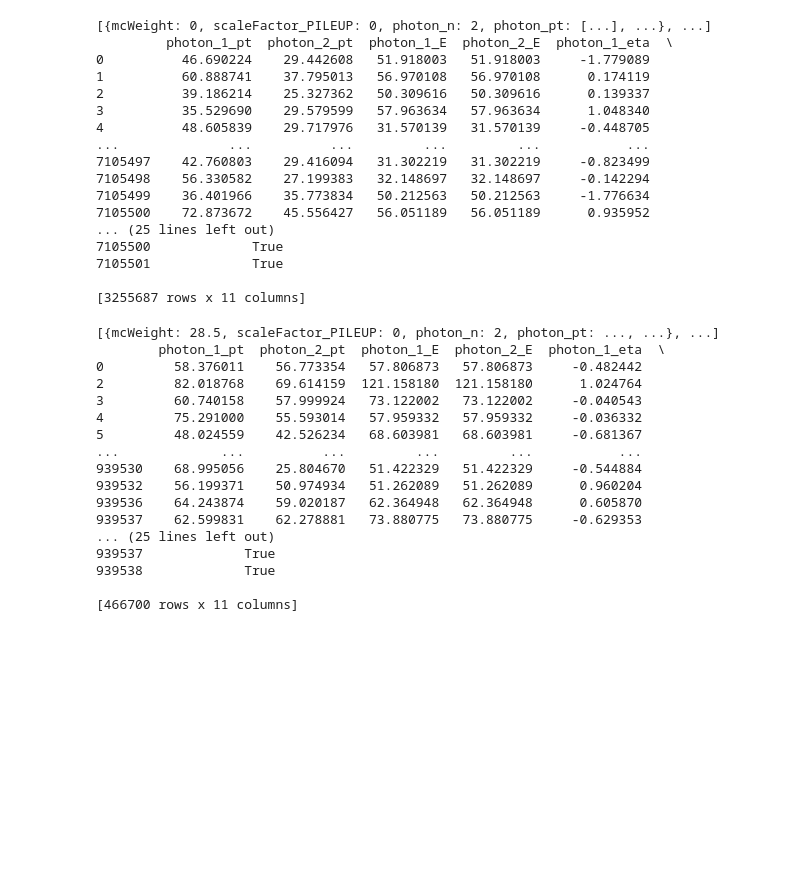
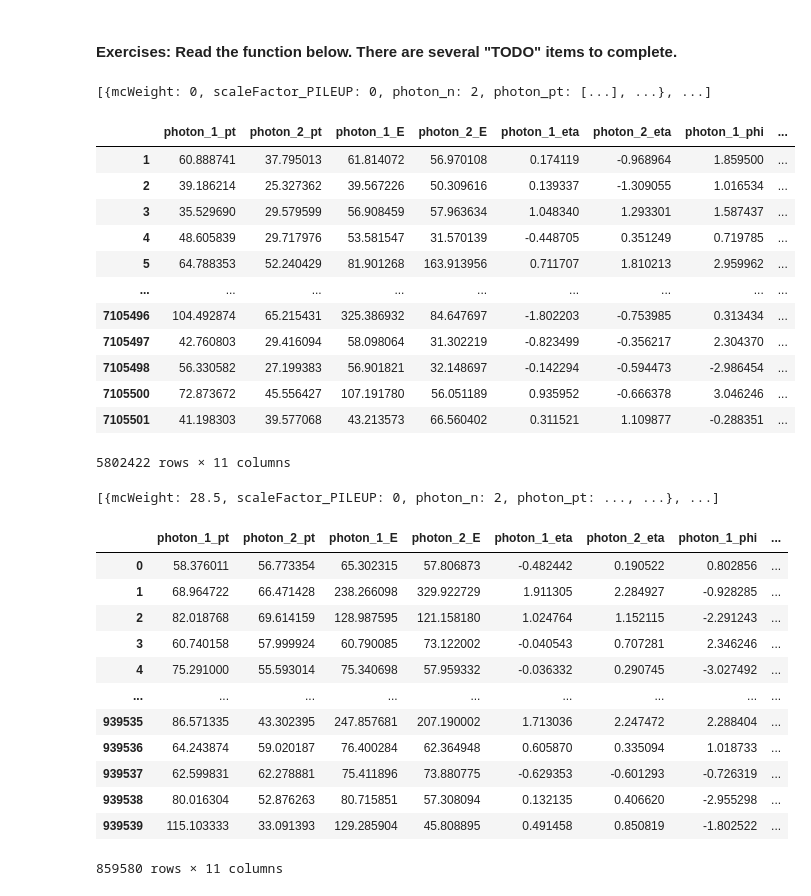
Before and after one commit to hollypacey/OxfordCMPP, a Jupyter notebook: AnalysisTutorials/part1_process_TTree_pythonic.ipynb, the cells around one changed output. Drawn from its saved outputs; the diff is of its cells as text; code cells hidden in the pictures; blank space fills up the shorter version.

```diff
--- a/AnalysisTutorials/part1_process_TTree_pythonic.ipynb
+++ b/AnalysisTutorials/part1_process_TTree_pythonic.ipynb
@@ -20,8 +27,10 @@ createDirs(output_path)
+# %% [markdown]
+#### Exercises: Read the function below. There are several "TODO" items to complete.
 # %%
 # now vectorially process each event, retrieve the needed info from the ntuple, check if the event passes our selection, and fill histograms for the output.
 def eventProcessor (tree, out_hists, is_data, h5key):
     """
-    # TODO
+    Process events in a tree using uproot and awkward, apply some selections and return a flat pandas dataframe
     """
 
     # TODO include the scaleFactor_PHOTON in the event weight, and the photon_isTightID branch.
@@ -76,7 +85,7 @@ def eventProcessor (tree, out_hists, is_data, h5key):
     # Obtain the kinematic variables in our PANDAS dataframe (note TTree is in MeV and I want GeV)
     df["photon_1_pt"] = akdf["photon_pt"][:,0]*0.001
     df["photon_2_pt"] = akdf["photon_pt"][:,1]*0.001
-    df["photon_1_E"] = akdf["photon_E"][:,1]*0.001
+    df["photon_1_E"] = akdf["photon_E"][:,0]*0.001
     df["photon_2_E"] = akdf["photon_E"][:,1]*0.001
     df["photon_1_eta"] = akdf["photon_eta"][:,0]
     df["photon_2_eta"] = akdf["photon_eta"][:,1]
@@ -88,7 +97,7 @@ def eventProcessor (tree, out_hists, is_data, h5key):
         df["histoweight"] = 1.0
     else:
         # MC event weighting to luminosity of data
-        df["histoweight"] = akdf["mcWeight"] * akdf["XSection"]*1000. * luminosity_ifb / akdf["SumWweights"]
+        df["histoweight"] = akdf["mcWeight"] * akdf["XSection"]*1000. * luminosity_ifb / akdf["SumWeights"]
         # MC weight corrections for experimental effects
         df["histoweight"] *= akdf["scaleFactor_PILEUP"] # TODO multiply by the photon scale factor weight
 
@@ -114,40 +123,39 @@ def eventProcessor (tree, out_hists, is_data, h5key):
     passRatio = (df['photon_1_pt']/df['diphoton_mass'] > 0.35) & (df['photon_2_pt']/df['diphoton_mass'] > 0.25)
     df["passEnergyRatio"] = passRatio
     df.query('passEnergyRatio', inplace=True)
-    print(df)
 
     # Write out final selected data for further analysis
     df.to_hdf(out_hists +".h5", key=h5key, mode="w")
     df.to_csv(out_hists +".csv", mode="w")
+
+    return df
 # %%
 # EventLoop analysis over the Data
 
 # write the file we will output our data histograms into (in .h5 and .csv format)
 out_df_data_str = output_path+"data"
 
 # read in our data ntuples
 tree_data_str = ntuple_path+"/Data/data_*.GamGam.root:mini"
 
 # loop over the data ntuple to process needed info into histograms
-eventProcessor(tree_data_str, out_df_data_str, True, 'data')
+df_data = eventProcessor(tree_data_str, out_df_data_str, True, 'data')
+df_data
 # %% [output]
 [{mcWeight: 0, scaleFactor_PILEUP: 0, photon_n: 2, photon_pt: [...], ...}, ...]
-         photon_1_pt  photon_2_pt  photon_1_E  photon_2_E  photon_1_eta  \
-0          46.690224    29.442608   51.918003   51.918003     -1.779089
-1          60.888741    37.795013   56.970108   56.970108      0.174119
-2          39.186214    25.327362   50.309616   50.309616      0.139337
-3          35.529690    29.579599   57.963634   57.963634      1.048340
-4          48.605839    29.717976   31.570139   31.570139     -0.448705
-...              ...          ...         ...         ...           ...
-7105497    42.760803    29.416094   31.302219   31.302219     -0.823499
-7105498    56.330582    27.199383   32.148697   32.148697     -0.142294
-7105499    36.401966    35.773834   50.212563   50.212563     -1.776634
-7105500    72.873672    45.556427   56.051189   56.051189      0.935952
-... (25 lines left out)
-7105500             True
-7105501             True
-
-[3255687 rows x 11 columns]
+|  | photon_1_pt | photon_2_pt | photon_1_E | photon_2_E | photon_1_eta | photon_2_eta | photon_1_phi | ... |
+| 1 | 60.888741 | 37.795013 | 61.814072 | 56.970108 | 0.174119 | -0.968964 | 1.859500 | ... |
+| 2 | 39.186214 | 25.327362 | 39.567226 | 50.309616 | 0.139337 | -1.309055 | 1.016534 | ... |
+| 3 | 35.529690 | 29.579599 | 56.908459 | 57.963634 | 1.048340 | 1.293301 | 1.587437 | ... |
+| 4 | 48.605839 | 29.717976 | 53.581547 | 31.570139 | -0.448705 | 0.351249 | 0.719785 | ... |
+| 5 | 64.788353 | 52.240429 | 81.901268 | 163.913956 | 0.711707 | 1.810213 | 2.959962 | ... |
+| ... | ... | ... | ... | ... | ... | ... | ... | ... |
+| 7105496 | 104.492874 | 65.215431 | 325.386932 | 84.647697 | -1.802203 | -0.753985 | 0.313434 | ... |
+| 7105497 | 42.760803 | 29.416094 | 58.098064 | 31.302219 | -0.823499 | -0.356217 | 2.304370 | ... |
+| 7105498 | 56.330582 | 27.199383 | 56.901821 | 32.148697 | -0.142294 | -0.594473 | -2.986454 | ... |
+| 7105500 | 72.873672 | 45.556427 | 107.191780 | 56.051189 | 0.935952 | -0.666378 | 3.046246 | ... |
+| 7105501 | 41.198303 | 39.577068 | 43.213573 | 66.560402 | 0.311521 | 1.109877 | -0.288351 | ... |
+5802422 rows × 11 columns
 # %%
 # EventLoop analysis over the signal MC ntuples gluon gluon fusion -> H -> gamma gamma
 
@@ -158,25 +166,23 @@ out_df_ggfHiggs_str = output_path+"ggfHiggs"
 tree_ggfHiggs_str = ntuple_path+"/MC/mc_343981.ggH125_gamgam.GamGam.root:mini"
 
 # loop over the ggfHiggs ntuple to process needed info into histograms
-eventProcessor(tree_ggfHiggs_str, out_df_ggfHiggs_str, True, 'ggfHiggs')
+df_ggf = eventProcessor(tree_ggfHiggs_str, out_df_ggfHiggs_str, False, 'ggfHiggs')
+df_ggf
 # %% [output]
 [{mcWeight: 28.5, scaleFactor_PILEUP: 0, photon_n: 2, photon_pt: ..., ...}, ...]
-        photon_1_pt  photon_2_pt  photon_1_E  photon_2_E  photon_1_eta  \
-0         58.376011    56.773354   57.806873   57.806873     -0.482442
-2         82.018768    69.614159  121.158180  121.158180      1.024764
-3         60.740158    57.999924   73.122002   73.122002     -0.040543
-4         75.291000    55.593014   57.959332   57.959332     -0.036332
-5         48.024559    42.526234   68.603981   68.603981     -0.681367
-...             ...          ...         ...         ...           ...
-939530    68.995056    25.804670   51.422329   51.422329     -0.544884
-939532    56.199371    50.974934   51.262089   51.262089      0.960204
-939536    64.243874    59.020187   62.364948   62.364948      0.605870
-939537    62.599831    62.278881   73.880775   73.880775     -0.629353
-... (25 lines left out)
-939537             True
-939538             True
-
-[466700 rows x 11 columns]
+|  | photon_1_pt | photon_2_pt | photon_1_E | photon_2_E | photon_1_eta | photon_2_eta | photon_1_phi | ... |
+| 0 | 58.376011 | 56.773354 | 65.302315 | 57.806873 | -0.482442 | 0.190522 | 0.802856 | ... |
+| 1 | 68.964722 | 66.471428 | 238.266098 | 329.922729 | 1.911305 | 2.284927 | -0.928285 | ... |
+| 2 | 82.018768 | 69.614159 | 128.987595 | 121.158180 | 1.024764 | 1.152115 | -2.291243 | ... |
+| 3 | 60.740158 | 57.999924 | 60.790085 | 73.122002 | -0.040543 | 0.707281 | 2.346246 | ... |
+| 4 | 75.291000 | 55.593014 | 75.340698 | 57.959332 | -0.036332 | 0.290745 | -3.027492 | ... |
+| ... | ... | ... | ... | ... | ... | ... | ... | ... |
+| 939535 | 86.571335 | 43.302395 | 247.857681 | 207.190002 | 1.713036 | 2.247472 | 2.288404 | ... |
+| 939536 | 64.243874 | 59.020187 | 76.400284 | 62.364948 | 0.605870 | 0.335094 | 1.018733 | ... |
+| 939537 | 62.599831 | 62.278881 | 75.411896 | 73.880775 | -0.629353 | -0.601293 | -0.726319 | ... |
+| 939538 | 80.016304 | 52.876263 | 80.715851 | 57.308094 | 0.132135 | 0.406620 | -2.955298 | ... |
+| 939539 | 115.103333 | 33.091393 | 129.285904 | 45.808895 | 0.491458 | 0.850819 | -1.802522 | ... |
+859580 rows × 11 columns
 # %%
 # EventLoop analysis over the signal MC ntuples Vector-boson fusion -> H -> gamma gamma
 
```
Also changed, not shown: parts of 4 cells of this notebook, 1 other file.
